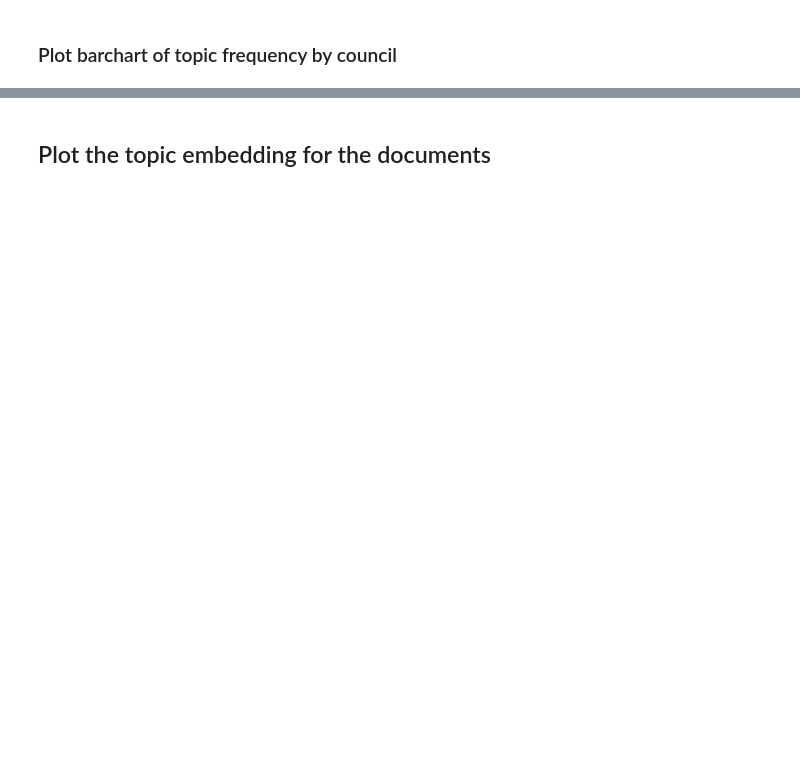
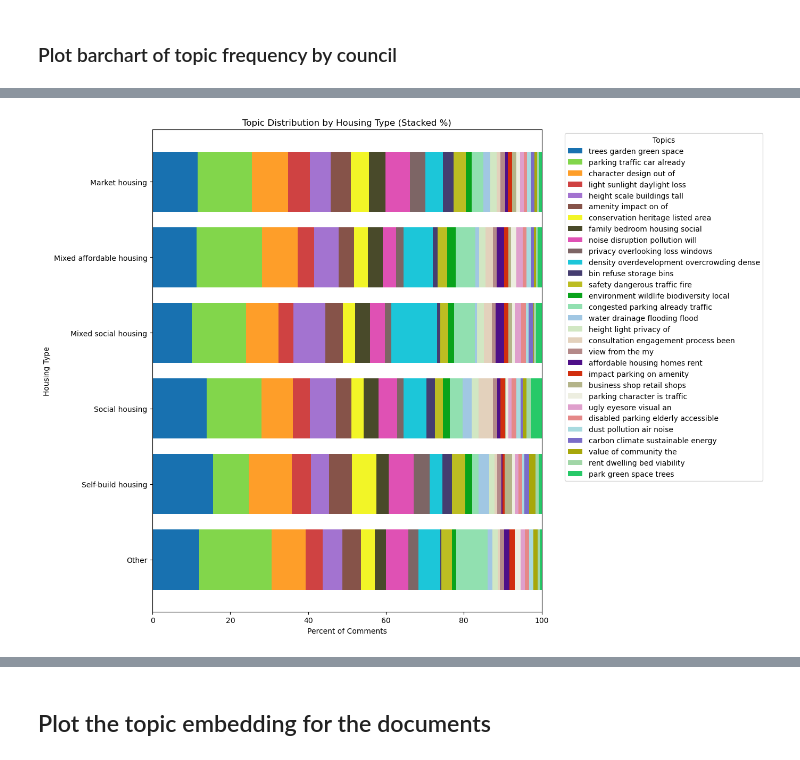
Before and after one commit to Bea-Taylor/nimby_nlp, a Jupyter notebook: notebooks/1_0_3_topic_analysis.ipynb, the cells around one changed output, grey strips where cells are left out. Saved outputs shown, nothing was run; the diff lists cells and outputs as text; code cells hidden in the pictures; blank space fills up the shorter version.

```diff
--- a/notebooks/1_0_3_topic_analysis.ipynb
+++ b/notebooks/1_0_3_topic_analysis.ipynb
@@ -404,0 +429,2 @@ plt.show()
+# %%
+pld_df = ppf.create_decision_outcomes(pld_df, completion_date_col_name='decision_date')
@@ -404,0 +470,5 @@ plt.show()
+# %%
+pld_df['lpa_app_no_borough'] = pld_df['lpa_app_no'] + '_' + pld_df['borough']
+df['lpa_app_no_borough'] = df['application_id'] + '_' + df['council']
+# %%
+df = pd.merge(df, pld_df[['lpa_app_no_borough', 'outcome', 'housing_type', 'total_no_proposed_residential_units']], left_on='lpa_app_no_borough', right_on='lpa_app_no_borough', how='left')
@@ -404,0 +493,83 @@ plt.show()
+# %%
+# Custom desired order
+desired_order = [
+    'Other',
+    'Self-build housing',
+    'Social housing',
+    'Mixed social housing',
+    'Mixed affordable housing',
+    'Market housing'
+]
+
+house_types = df['housing_type'].dropna().unique()
+
+# Keep only those that appear in your desired order
+house_types = [ut for ut in desired_order if ut in house_types]
+
+# Ordered topic IDs
+ordered_topic_ids = list(filtered_topic_dict.keys())
+
+# Color map keyed by topic ID
+color_map = {
+    topic_id: custom_hex_colors[i % len(custom_hex_colors)]
+    for i, topic_id in enumerate(ordered_topic_ids)
+}
+
+# Prepare data matrix
+data = []
+
+for ht in house_types:
+    house_df = df[df['housing_type'] == ht]
+
+    # Flatten list of topics
+    all_topics = [t for topics in house_df['topic_number_updated'] for t in topics]
+
+    # Count frequencies
+    topic_counts = Counter(all_topics)
+    total_comments = sum(topic_counts.values())
+
+    # Percent for each topic
+    percents = [
+        (topic_counts.get(topic_id, 0) / total_comments) * 100 if total_comments > 0 else 0
+        for topic_id in ordered_topic_ids
+    ]
+    data.append(percents)
+
+data = pd.DataFrame(data, columns=ordered_topic_ids, index=house_types)
+
+# Reorder rows based on your preference:
+data = data.loc[desired_order]
+unit_types = data.index
+
+# ---- Plot ----
+
+fig, ax = plt.subplots(figsize=(14, 10))
+
+left = [0] * len(house_types)
+
+for tid in ordered_topic_ids:
+    ax.barh(
+        y=house_types,
+        width=data[tid],
+        left=left,
+        color=color_map[tid],
+        label=filtered_topic_dict[tid]
+    )
+    left = [l + w for l, w in zip(left, data[tid])]
+
+ax.set_xlabel("Percent of Comments")
+ax.set_ylabel("Housing Type")
+ax.set_title("Topic Distribution by Housing Type (Stacked %)")
+ax.set_xlim(0, 100)
+
+# Legend outside the plot
+ax.legend(
+    title="Topics",
+    bbox_to_anchor=(1.05, 1),
+    loc="upper left"
+)
+
+plt.tight_layout()
+plt.show()
+# %% [output]
+[figure, added]
```
Also changed, not shown: parts of 23 cells of this notebook, 10 other files.
